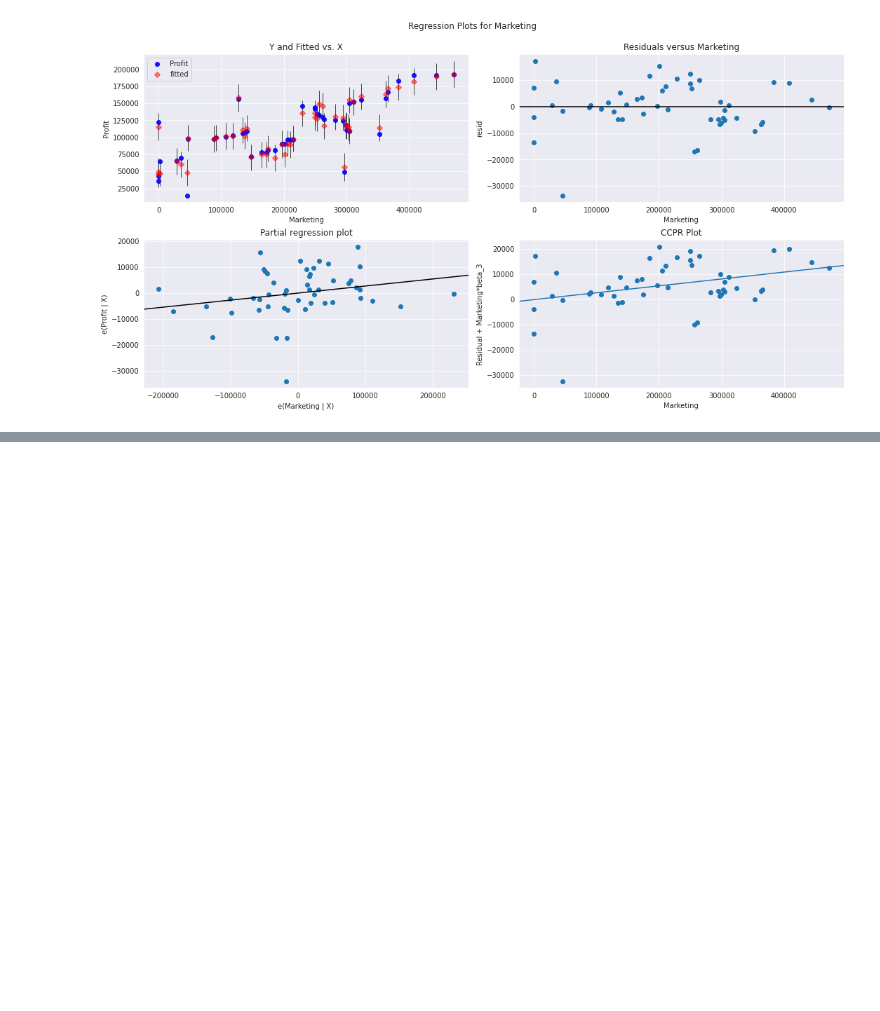
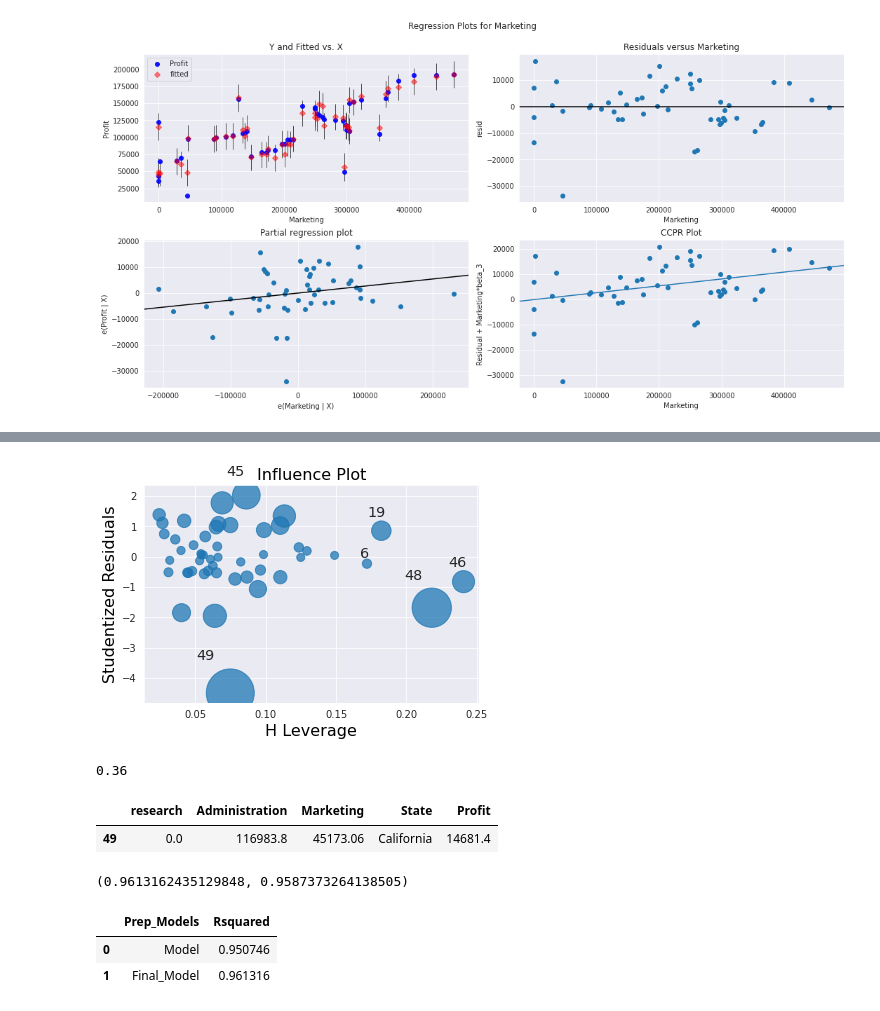
Before and after one commit to Bhavin52/Assignment, a Jupyter notebook: MultiLinear_regression_Q1.ipynb, the cells around one changed output, grey strips where cells are left out. Saved outputs shown, nothing was run; the diff lists cells and outputs as text; code cells hidden in the pictures; blank space fills up the shorter version.

```diff
--- a/MultiLinear_regression_Q1.ipynb
+++ b/MultiLinear_regression_Q1.ipynb
@@ -191,0 +227,19 @@ plt.show()
+# %%
+# 2. Leverage Value using High Influence Points : Points beyond Leverage_cutoff value are influencers
+from statsmodels.graphics.regressionplots import influence_plot
+influence_plot(model)
+plt.show()
+# %% [output]
+[figure, added]
+# %%
+k = startUps.shape[1]
+n = startUps.shape[0]
+leverage_cutoff = 3*((k + 1)/n)
+leverage_cutoff
+# %% [output]
+0.36
+# %%
+startUps[startUps.index.isin([49])]
+# %% [output]
+|  | research | Administration | Marketing | State | Profit |
+| 49 | 0.0 | 116983.8 | 45173.06 | California | 14681.4 |
@@ -191,0 +251,12 @@ plt.show()
+# %%
+(model_final.rsquared,model_final.rsquared_adj)
+# %% [output]
+(0.9613162435129848, 0.9587373264138505)
+# %%
+d2={'Prep_Models':['Model','Final_Model'],'Rsquared':[model.rsquared,model_final.rsquared]}
+table=pd.DataFrame(d2)
+table
+# %% [output]
+|  | Prep_Models | Rsquared |
+| 0 | Model | 0.950746 |
+| 1 | Final_Model | 0.961316 |
```
Also changed, not shown: parts of 6 cells of this notebook.
